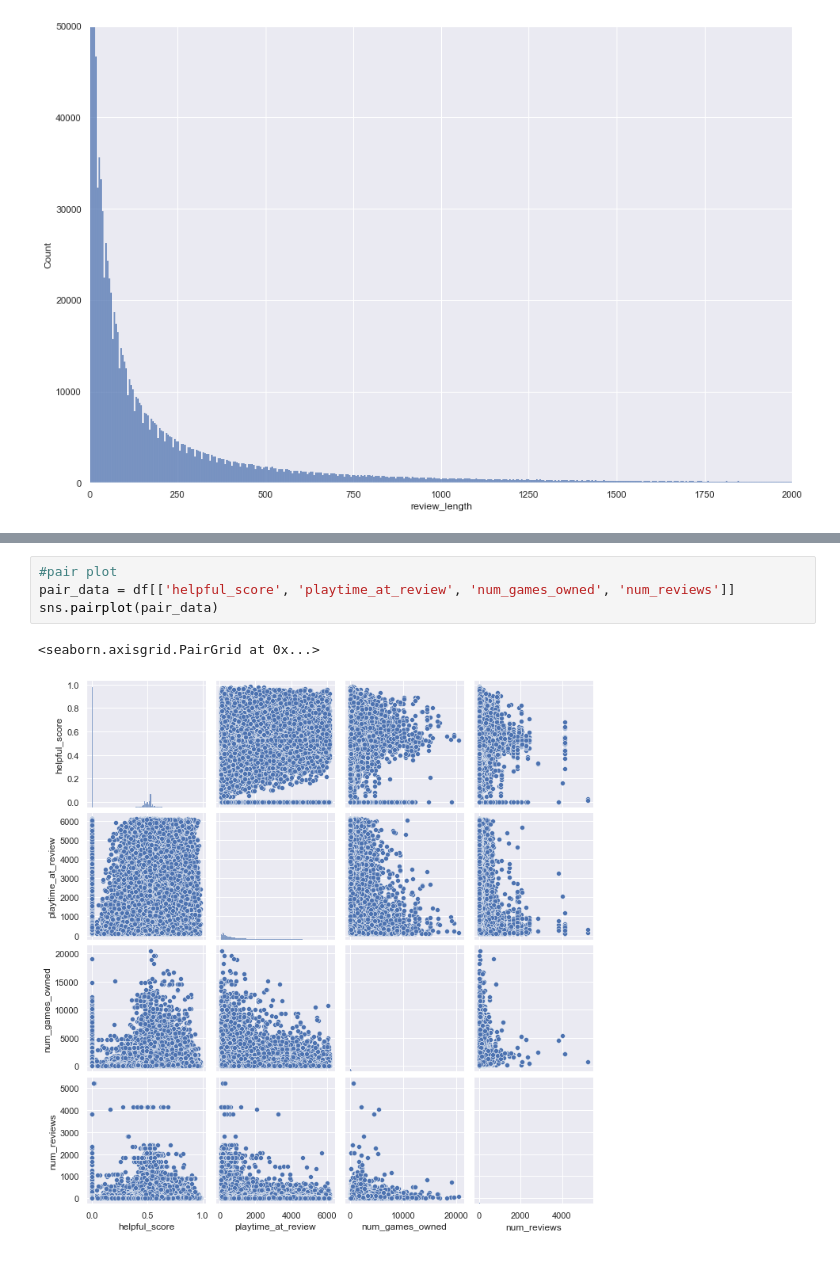
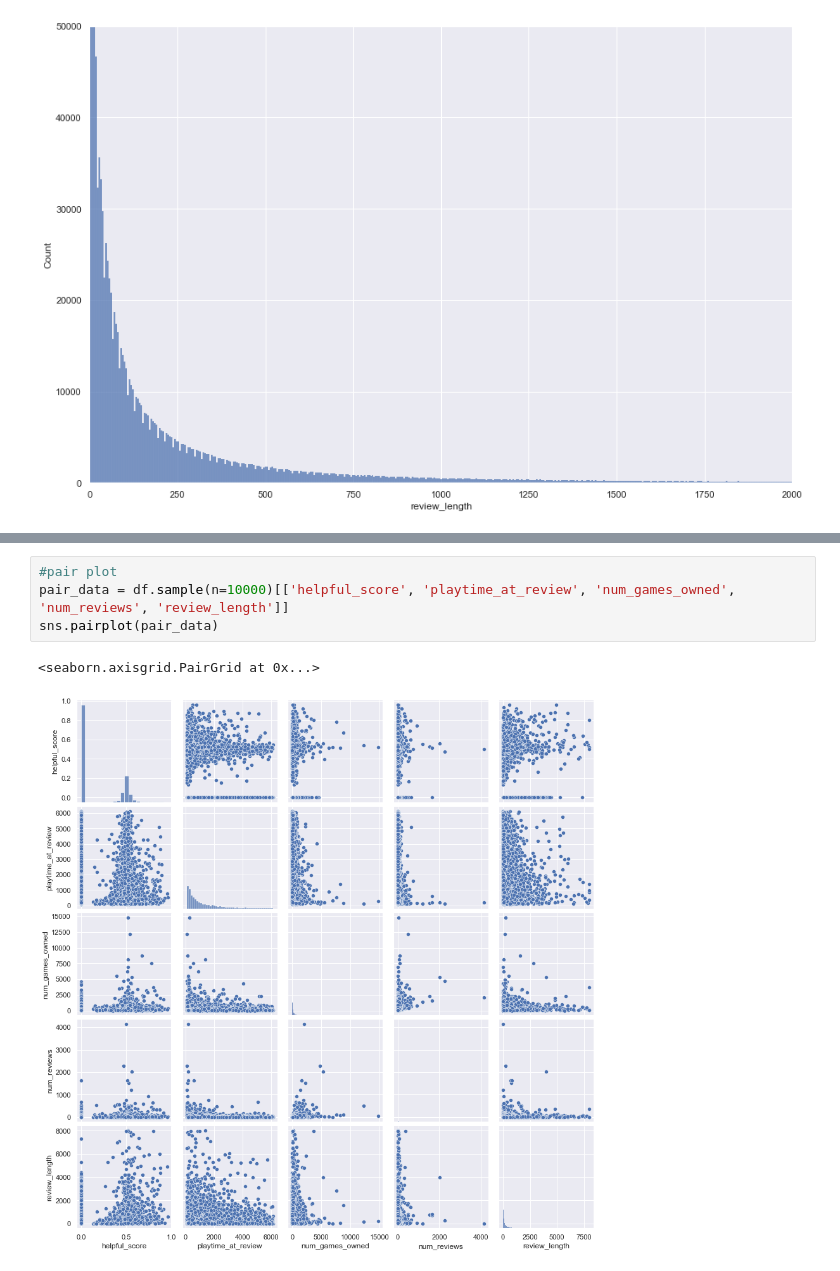
Before and after one commit to gfry99/453-Final-Project, a Jupyter notebook: 453-Final-Proj-PleaseCompile.ipynb, the cells around one changed output, grey strips where cells are left out. Saved outputs shown, nothing was run; the diff lists cells and outputs as text.

```diff
--- a/453-Final-Proj-PleaseCompile.ipynb
+++ b/453-Final-Proj-PleaseCompile.ipynb
@@ -351,7 +353,7 @@ fun
 # %%
 #pair plot
-pair_data = df[['helpful_score', 'playtime_at_review', 'num_games_owned', 'num_reviews']]
+pair_data = df.sample(n=10000)[['helpful_score', 'playtime_at_review', 'num_games_owned', 'num_reviews', 'review_length']]
 sns.pairplot(pair_data)
 # %% [output]
 <seaborn.axisgrid.PairGrid at 0x...>
-[figure, old version]
+[figure, new version]
```
Also changed, not shown: parts of 11 cells of this notebook.
